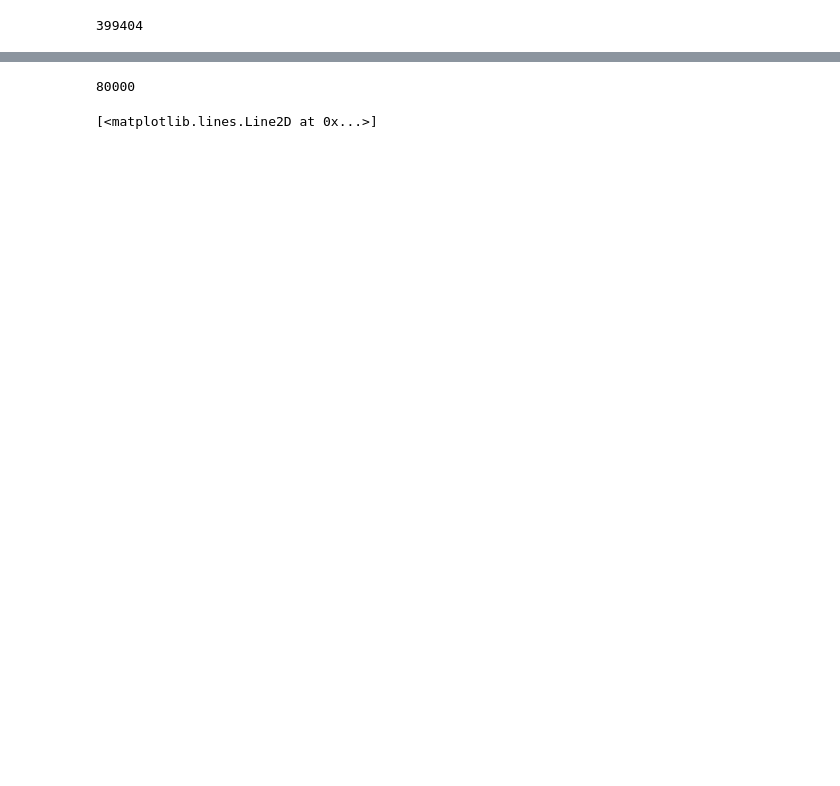
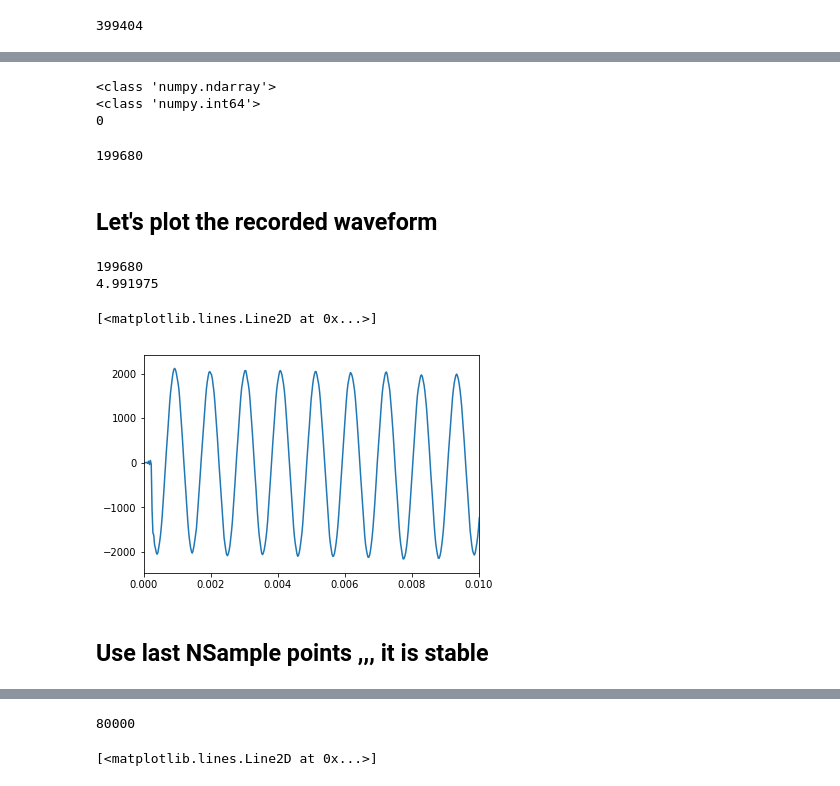
Before and after one commit to alabtsai/Audio_Signal_Processing, a Jupyter notebook: AUDIO_Present_FGU/speech_test-Copy2.ipynb, the cells around one changed output, grey strips where cells are left out. Saved outputs shown, nothing was run; the diff lists cells and outputs as text; code cells hidden in the pictures; blank space fills up the shorter version.

```diff
--- a/AUDIO_Present_FGU/speech_test-Copy2.ipynb
+++ b/AUDIO_Present_FGU/speech_test-Copy2.ipynb
@@ -82,0 +93,14 @@ result.shape[0]
+# %%
+print(type(audio_ary))
+print(type(audio_ary[44]))
+print(audio_ary[44])
+# %% [output]
+<class 'numpy.ndarray'>
+<class 'numpy.int64'>
+0
+# %%
+total_data_byte_number=audio_ary[40]+audio_ary[41]*256+audio_ary[42]*65536+audio_ary[43]*1024*1024*16
+total_sample_number=total_data_byte_number//2
+print(total_sample_number)
+# %% [output]
+199680
@@ -83 +114,20 @@ result.shape[0]
+# %% [markdown]
+## Let's plot the recorded waveform
+# %%
+T=1/fsam
+stop=(total_sample_number-1)*T
+t=np.linspace(0,stop,total_sample_number)
+print(len(t))
+print(t[len(t)-1])
+# %% [output]
+199680
+4.991975
+# %%
+plt.xlim(0,0.01)
+plt.plot(t,result)
+# %% [output]
+[<matplotlib.lines.Line2D at 0x...>]
+[figure, added]
+# %% [markdown]
+## Use last NSample points ,,, it is stable
 # %%
```
Also changed, not shown: parts of 38 cells of this notebook.
